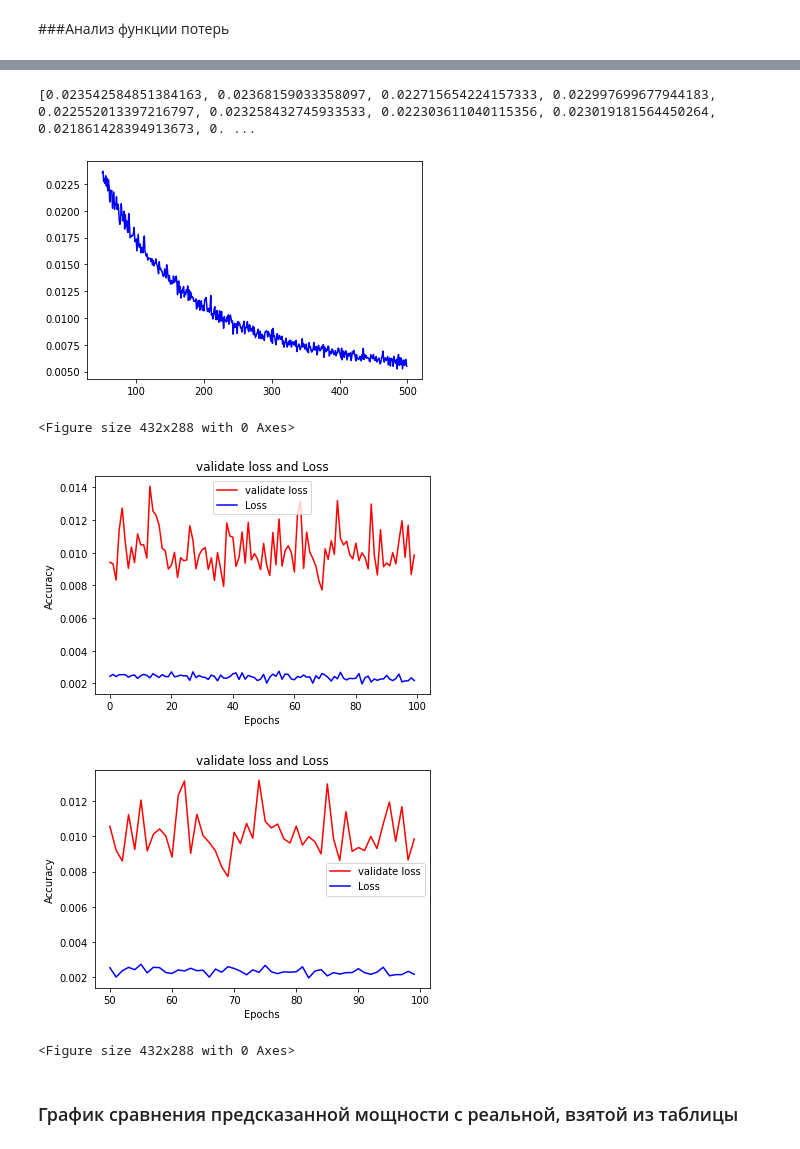
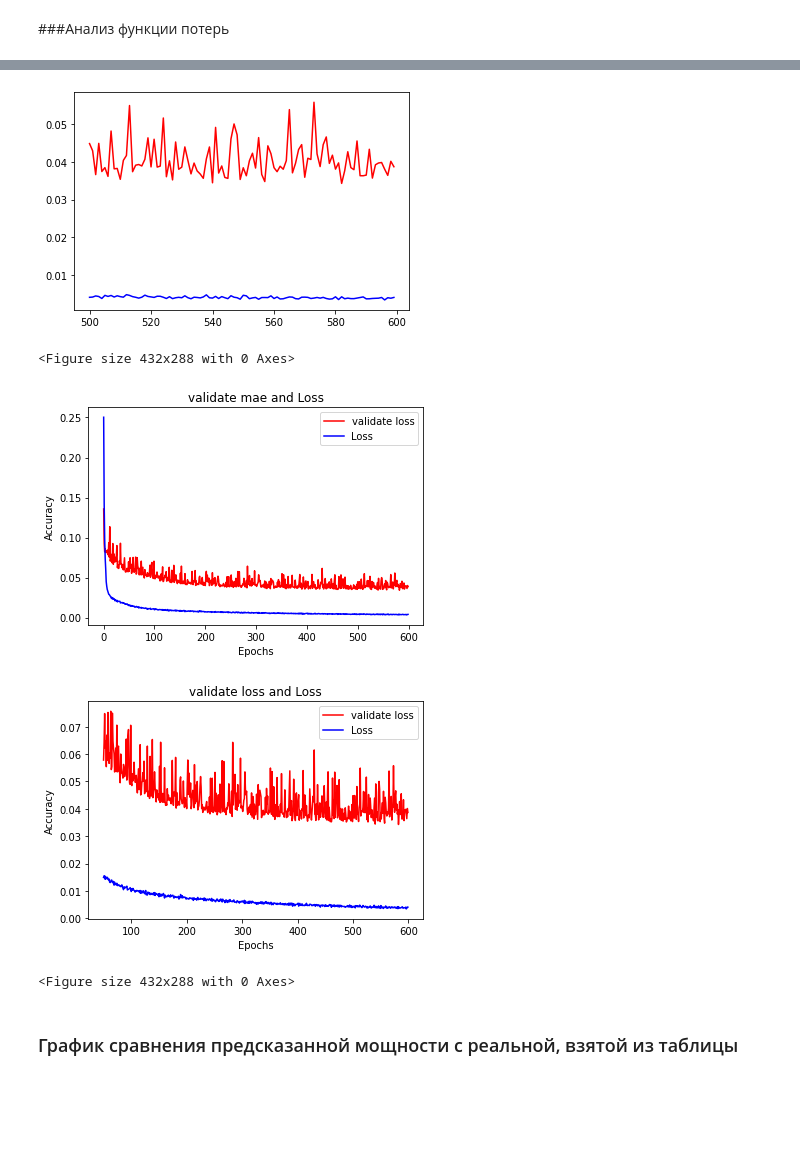
Before and after one commit to andrew-veriga/sunpower, a Jupyter notebook: model.ipynb, the cells around one changed output, grey strips where cells are left out. Cells and saved outputs as stored; diff of their text form; code cells hidden in the pictures; blank space fills up the shorter version.

```diff
--- a/model.ipynb
+++ b/model.ipynb
@@ -192,19 +201,19 @@ np.random.seed(51)
 def make_model(train_shape):
   m = tf.keras.models.Sequential([
       tf.keras.layers.Conv1D(filters=128, kernel_size=2,
-                      strides=1, padding="causal",
+                      strides=1, padding= "causal",
                       activation="relu",
                       input_shape=[None, train_shape]),
       tf.keras.layers.MaxPooling1D(pool_size=2),
       tf.keras.layers.Bidirectional(tf.keras.layers.LSTM(40, return_sequences=True)),
       tf.keras.layers.Bidirectional(tf.keras.layers.LSTM(40)),
-      tf.keras.layers.Dropout(0.4),
+      tf.keras.layers.Dropout(0.5),
       tf.keras.layers.Dense(1)
     ])
 
 
   optimizer = tf.keras.optimizers.RMSprop(learning_rate=1e-4)
-  m.compile(loss="mse", optimizer=optimizer, metrics=['mse'])
+  m.compile(loss="mse", optimizer=optimizer, metrics=['mae'])
   return m
 
 def train_model(model, train, validation, epoch_num=50):
@@ -212,13 +221,13 @@ def train_model(model, train, validation, epoch_num=50):
   return history
 # %%
 tf.keras.backend.clear_session()
-window_size = int(24/3*3)
+window_size = int(24/3*2)
 batch_size = 120
 shuffle_buffer_size = 1000
 split_datetime = 2500
+
+train, validation = make_splitdataset(series, split_datetime ,window_size, batch_size, shuffle_buffer_size)
+Model = make_model(series.shape[1])
-# %%
-train, validation = make_splitdataset(series, split_datetime)
-Model = make_model(series.shape[1])
 # %%
-history = train_model(Model, train, validation,800)
+history = train_model(Model, train, validation,600)#600
 # %% [output]
@@ -260,52 +273,55 @@ plt.show()
 # %%
 # Plot all but the first 10
 loss = history.history['loss']
-startpos= 50
-epochs = range(50, len(loss))
-plot_loss = loss[50:]
-print(plot_loss)
+mae = history.history['val_mae']
+
+epochs = range(len(loss)-100, len(loss))
+plot_loss = loss[-100:]
+plot_mae = mae[-100:]
+
 plt.plot(epochs, plot_loss, 'b', label='Training Loss')
+plt.plot(epochs, plot_mae, 'r', label='Training Loss')
+
 plt.show()
 # %% [output]
-[0.023542584851384163, 0.02368159033358097, 0.022715654224157333, 0.022997699677944183, 0.022552013397216797, 0.023258432745933533, 0.022303611040115356, 0.023019181564450264, 0.021861428394913673, 0. ...
-[figure, old version]
+[figure, new version]
 # %%
-val_loss=history.history['val_loss']
+val_mae=history.history['val_mae']
 loss=history.history['loss']
 
 epochs=range(len(loss)) # Get number of epochs
 
 #------------------------------------------------
 # Plot validate loss and Loss
 #------------------------------------------------
-plt.plot(epochs, val_loss, 'r')
+plt.plot(epochs, val_mae, 'r')
 plt.plot(epochs, loss, 'b')
-plt.title('validate loss and Loss')
+plt.title('validate mae and Loss')
 plt.xlabel("Epochs")
 plt.ylabel("Accuracy")
 plt.legend(["validate loss", "Loss"])
 
 plt.figure()
 
 epochs_zoom = epochs[50:]
-mae_zoom = val_loss[50:]
+mae_zoom = val_mae[50:]
 loss_zoom = loss[50:]
 
 #------------------------------------------------
 # Plot Zoomed validate loss and Loss
 #------------------------------------------------
 plt.plot(epochs_zoom, mae_zoom, 'r')
 plt.plot(epochs_zoom, loss_zoom, 'b')
 plt.title('validate loss and Loss')
 plt.xlabel("Epochs")
 plt.ylabel("Accuracy")
 plt.legend(["validate loss", "Loss"])
 
 plt.figure()
 # %% [output]
 <Figure size 432x288 with 0 Axes>
-[figure, old version]
+[figure, new version]
-[figure, old version]
+[figure, new version]
 <Figure size 432x288 with 0 Axes>
 # %% [markdown]
 ### График сравнения предсказанной мощности с реальной, взятой из таблицы
```
Also changed, not shown: parts of 9 cells of this notebook.
